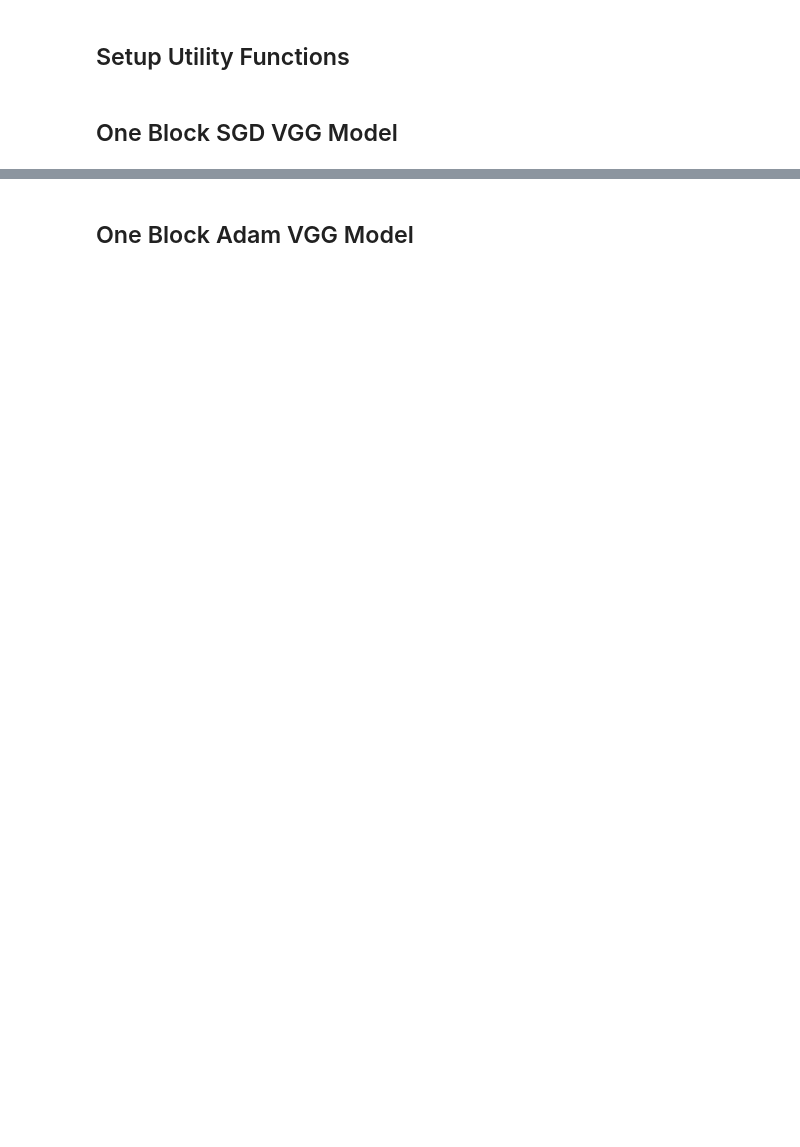
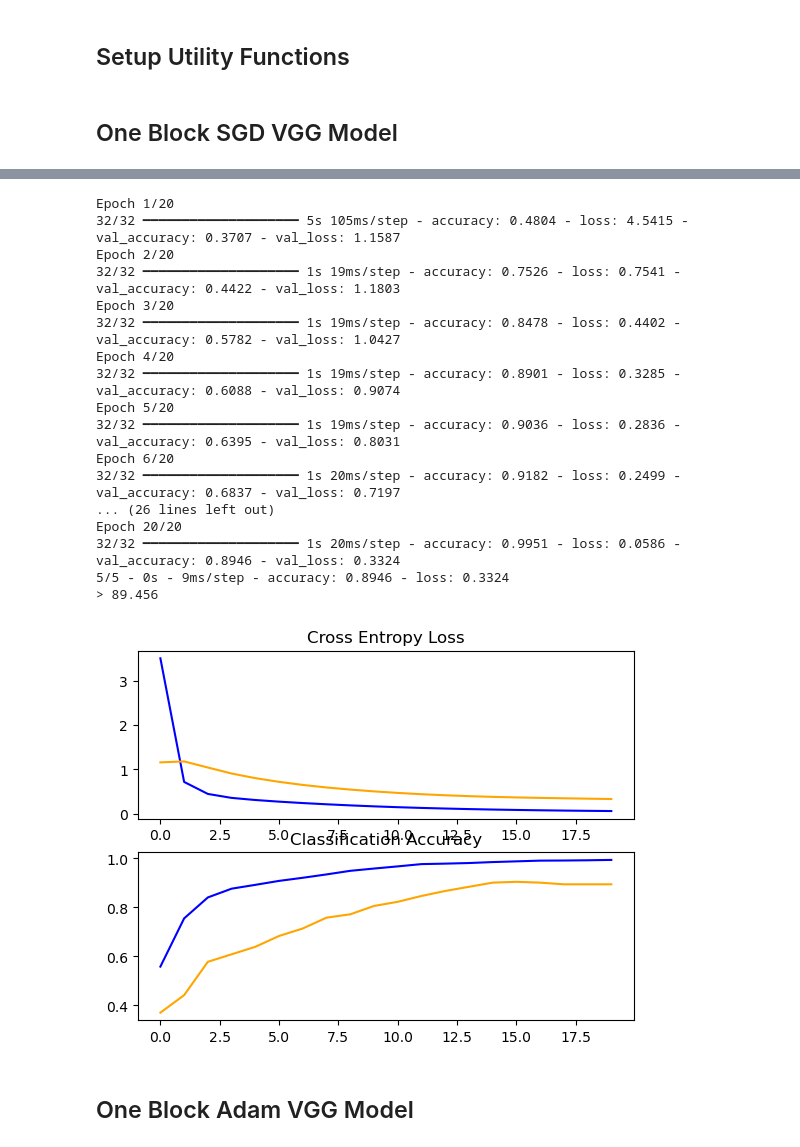
Before and after one commit to isaacbraun/data-analytics, a Jupyter notebook: final/final.ipynb, the cells around one changed output, grey strips where cells are left out. Drawn from its saved outputs; the diff is of its cells as text; code cells hidden in the pictures; blank space fills up the shorter version.

Commit message:
promising results with 3 classes

```diff
--- a/final/final.ipynb
+++ b/final/final.ipynb
@@ -38,7 +44,8 @@ combined = current_dir / root
 batch_size = 64
 img_height = 224
 img_width = 224
-num_classes = 4
-input_shape = (224, 224, 1)
+num_classes = 3
+dense_activation = 'softmax'
+input_shape = (img_height, img_width, 3)
 # %%
 # https://www.tensorflow.org/tutorials/load_data/images#standardize_the_data
@@ -92,7 +104,7 @@ def plot_diagnostics(history):
     pyplot.close()
 
 # Run test harness for a trained model
-def test_harness(model, epochs = 10):
+def test_harness(model, epochs = 10, train_ds = train_ds, test_ds = test_ds):
     # fit model
     history = model.fit(train_ds, validation_data = test_ds, epochs = epochs, verbose = 1)
     # evaluate model
@@ -104,20 +116,3 @@ def test_harness(model, epochs = 10):
     return model
 # %% [markdown]
 ## One Block SGD VGG Model
-# %%
-def one_block():
-    model = Sequential([
-        # Rescale images to [0, 1] range
-        Rescaling(1./255, input_shape=input_shape),
-    	Conv2D(32, (3, 3), activation='relu', kernel_initializer='he_uniform', padding='same'),
-        MaxPooling2D(),
-        Flatten(),
-        Dense(num_classes, activation='softmax')
-    ])
-
-    opt = SGD(learning_rate=0.001, momentum=0.9)
-    model.compile(optimizer=opt, loss=SparseCategoricalCrossentropy, metrics=['accuracy'])
-
-    return model
-
-test_harness(one_block(), 10)
@@ -144,2 +119,39 @@ Epoch 10/10
+# %%
+def one_block():
+    model = Sequential([
+        Input(shape=input_shape),
+        # Rescale images to [0, 1] range
+        Rescaling(1./255),
+    	Conv2D(32, (3, 3), activation='relu', kernel_initializer='he_uniform', padding='same'),
+        MaxPooling2D(),
+        Flatten(),
+        Dense(num_classes, activation='softmax')
+    ])
+
+    opt = SGD(learning_rate=0.001, momentum=0.9)
+    model.compile(optimizer=opt, loss=SparseCategoricalCrossentropy, metrics=['accuracy'])
+
+    return model
+
+one_block_res = test_harness(one_block(), 20)
+# %% [output]
+Epoch 1/20
+32/32 ━━━━━━━━━━━━━━━━━━━━ 5s 105ms/step - accuracy: 0.4804 - loss: 4.5415 - val_accuracy: 0.3707 - val_loss: 1.1587
+Epoch 2/20
+32/32 ━━━━━━━━━━━━━━━━━━━━ 1s 19ms/step - accuracy: 0.7526 - loss: 0.7541 - val_accuracy: 0.4422 - val_loss: 1.1803
+Epoch 3/20
+32/32 ━━━━━━━━━━━━━━━━━━━━ 1s 19ms/step - accuracy: 0.8478 - loss: 0.4402 - val_accuracy: 0.5782 - val_loss: 1.0427
+Epoch 4/20
+32/32 ━━━━━━━━━━━━━━━━━━━━ 1s 19ms/step - accuracy: 0.8901 - loss: 0.3285 - val_accuracy: 0.6088 - val_loss: 0.9074
+Epoch 5/20
+32/32 ━━━━━━━━━━━━━━━━━━━━ 1s 19ms/step - accuracy: 0.9036 - loss: 0.2836 - val_accuracy: 0.6395 - val_loss: 0.8031
+Epoch 6/20
+32/32 ━━━━━━━━━━━━━━━━━━━━ 1s 20ms/step - accuracy: 0.9182 - loss: 0.2499 - val_accuracy: 0.6837 - val_loss: 0.7197
+... (26 lines left out)
+Epoch 20/20
+32/32 ━━━━━━━━━━━━━━━━━━━━ 1s 20ms/step - accuracy: 0.9951 - loss: 0.0586 - val_accuracy: 0.8946 - val_loss: 0.3324
+5/5 - 0s - 9ms/step - accuracy: 0.8946 - loss: 0.3324
+> 89.456
+[figure, added]
 # %% [markdown]
 ## One Block Adam VGG Model
```
Also changed, not shown: parts of 31 cells of this notebook.
